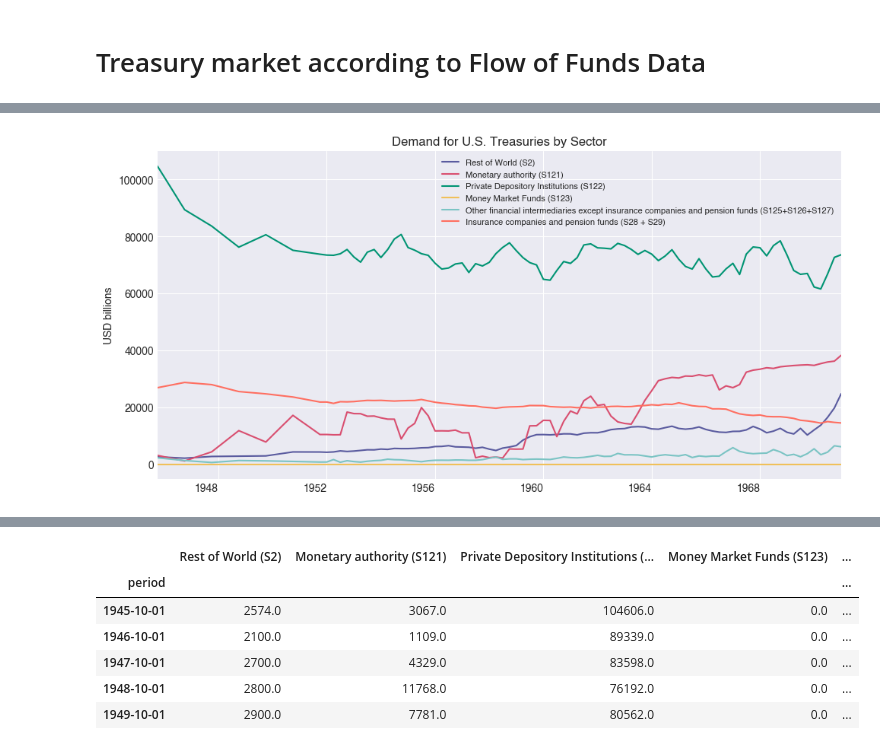
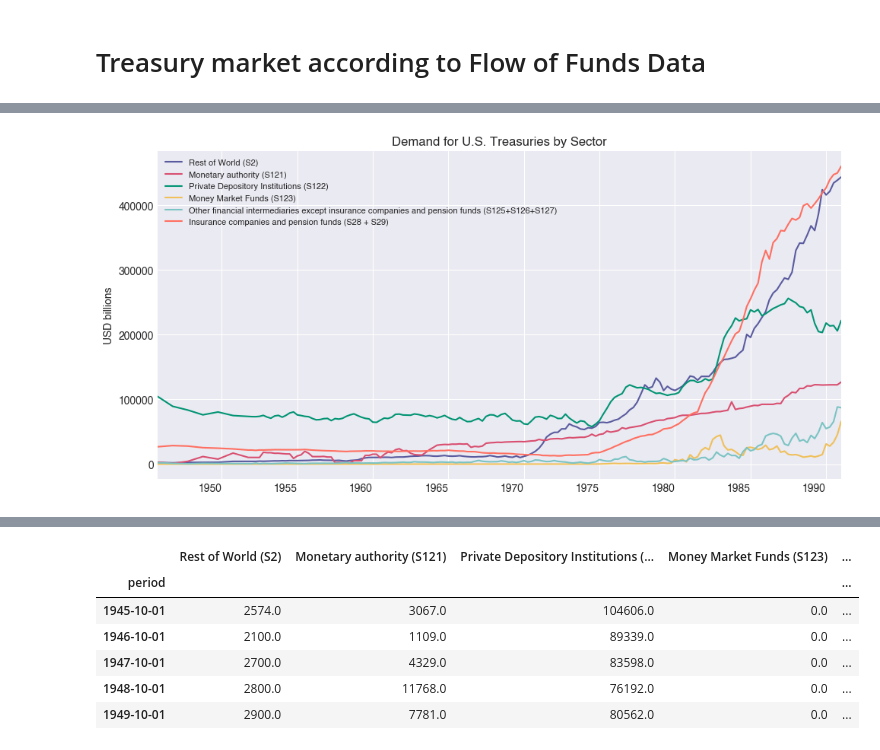
Before and after one commit to miche-quiche/OikopediaCharts, a Jupyter notebook: TreasuryMarketFofData.ipynb, the cells around one changed output, grey strips where cells are left out. Saved outputs shown, nothing was run; the diff lists cells and outputs as text; code cells hidden in the pictures.

```diff
--- a/TreasuryMarketFofData.ipynb
+++ b/TreasuryMarketFofData.ipynb
@@ -104,27 +87,31 @@ all_sectors = all_sectors.set_index('period')['value']
 # %%
 df1 = df.copy()
 df1["Insurance companies and pension funds (S28 + S29)"] = df1["Insurance companies (S128)"] + df1["Pension Funds (S129)"]
 
-df1 = df1.drop(columns=["Households and non-profit organizations (S14+S15)", "Mutual Funds (S124)", "Nonfinancial business (S11)", "Insurance companies (S128)", "Pension Funds (S129)"])
+df1 = df1.drop(columns=["Households and non-profit organizations (S14+S15)",
+                        "Mutual Funds (S124)", "Nonfinancial business (S11)",
+                        "Insurance companies (S128)",
+                        "Pension Funds (S129)",
+                        "Security brokers and dealers",
+                        "Closed-end and exchange-traded funds"])
 df1.index.name = None
 
 start_date = '1945-01-01'
-end_date = '1971-01-01'
+end_date = '1991-01-01'
 df1 = df1[(df.index >= start_date) & (df.index <= end_date)]
 
 # Tracer
 fig, ax = plt.subplots(figsize=(10, 5))
 df1.plot(ax=ax)
 ax.set_title("Demand for U.S. Treasuries by Sector")
 ax.set_ylabel("USD billions")
 #ax.set_yscale('log')
 #ax.set_yscale('symlog', linthresh=10000)
-ax.grid(True)
 ax.set_xmargin(0)
 plt.xticks(rotation=0)
 ax.legend(loc="best", fontsize=8)
 plt.tight_layout()
 plt.show()
 # %% [output]
-[figure, old version]
+[figure, new version]
 # %%
```
Also changed, not shown: parts of 3 cells of this notebook, 1 other file.
